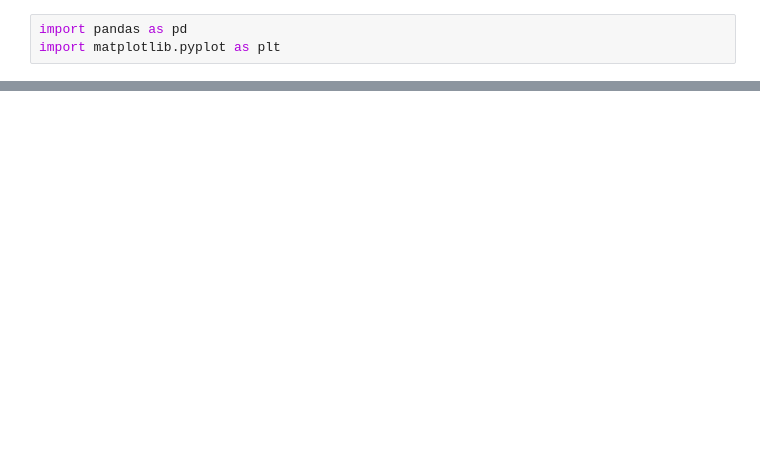
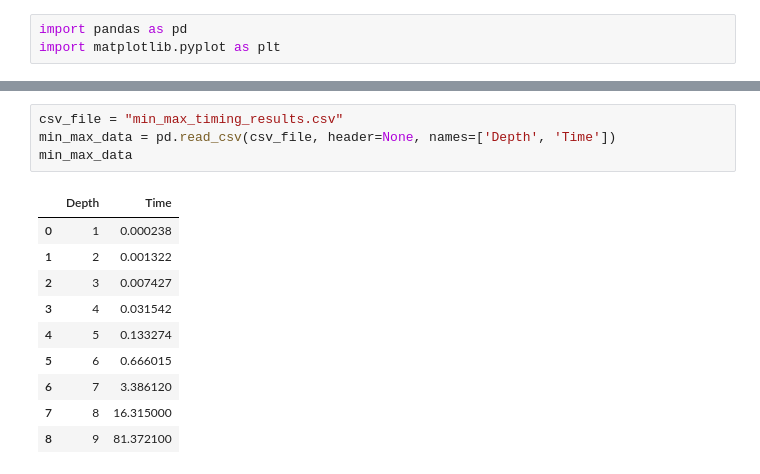
Before and after one commit to TTommyy/AI-Cheeckers-TicTacToe, a Jupyter notebook: checkers/timeplot.ipynb, the cells around one changed output, grey strips where cells are left out. Saved outputs shown, nothing was run; the diff lists cells and outputs as text; blank space fills up the shorter version.

```diff
--- a/checkers/timeplot.ipynb
+++ b/checkers/timeplot.ipynb
@@ -44,3 +70,18 @@ random_data
+# %%
+csv_file = "min_max_timing_results.csv"
+min_max_data = pd.read_csv(csv_file, header=None, names=['Depth', 'Time'])
+min_max_data
+# %% [output]
+|  | Depth | Time |
+| 0 | 1 | 0.000238 |
+| 1 | 2 | 0.001322 |
+| 2 | 3 | 0.007427 |
+| 3 | 4 | 0.031542 |
+| 4 | 5 | 0.133274 |
+| 5 | 6 | 0.666015 |
+| 6 | 7 | 3.386120 |
+| 7 | 8 | 16.315000 |
+| 8 | 9 | 81.372100 |
 # %%
 
 plt.figure(figsize=(6, 4))
```
Also changed, not shown: parts of 4 cells of this notebook, 10 other files.
